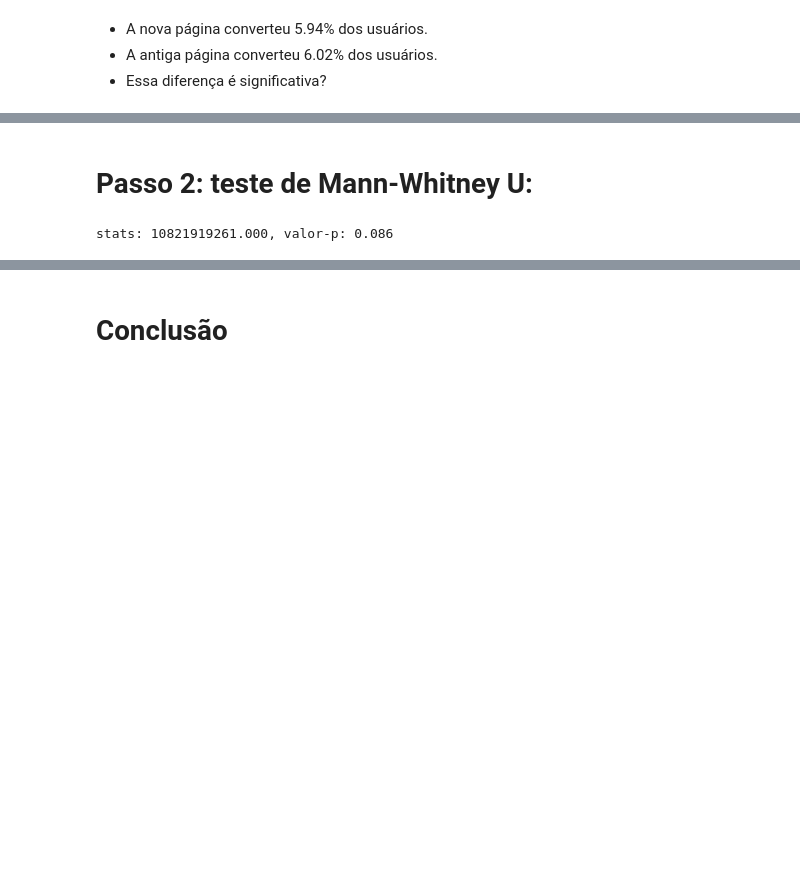
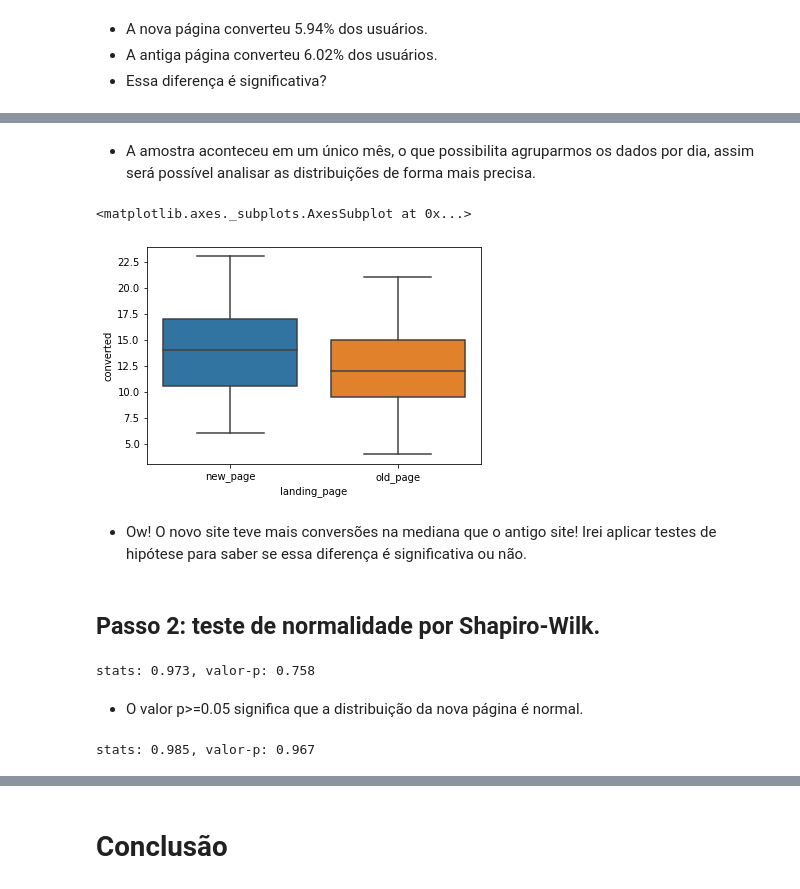
Before and after one commit to brenoakihiromorimoto/portf-lio, a Jupyter notebook: #7DaysOfCode/dia_6_Teste_AB_e_Teste_de_Hipótese.ipynb, the cells around one changed output, grey strips where cells are left out. Saved outputs shown, nothing was run; the diff lists cells and outputs as text; code cells hidden in the pictures; blank space fills up the shorter version.

```diff
--- a/#7DaysOfCode/dia_6_Teste_AB_e_Teste_de_Hipótese.ipynb
+++ b/#7DaysOfCode/dia_6_Teste_AB_e_Teste_de_Hipótese.ipynb
@@ -109,8 +114,33 @@ sns.distplot(df_teste_ab[df_teste_ab['landing_page']=='old_page']['converted'])
+# %% [markdown]
+* A amostra aconteceu em um único mês, o que possibilita agruparmos os dados por dia, assim será possível analisar as distribuições de forma mais precisa.
+# %%
+df_teste_ab_dia = df_teste_ab[df_teste_ab['landing_page']=='new_page'][['dia', 'landing_page', 'converted']]\
+.groupby('dia').agg({'landing_page':'unique', 'converted':'sum'}).reset_index()
+# %%
+df_teste_ab_dia = df_teste_ab_dia.append(df_teste_ab[df_teste_ab['landing_page']=='old_page'][['dia', 'landing_page', 'converted']]\
+.groupby('dia').agg({'landing_page':'unique', 'converted':'sum'}).reset_index())
+# %%
+df_teste_ab_dia['landing_page'] = df_teste_ab_dia['landing_page']
+# %%
+df_teste_ab_dia['landing_page'] = [list(x)[0] for x in df_teste_ab_dia['landing_page']]
+# %%
+sns.boxplot(data=df_teste_ab_dia, x='landing_page', y='converted')
+# %% [output]
+<matplotlib.axes._subplots.AxesSubplot at 0x...>
+[figure, added]
+# %% [markdown]
+* Ow! O novo site teve mais conversões na mediana que o antigo site! Irei aplicar testes de hipótese para saber se essa diferença é significativa ou não.
 # %% [markdown]
-# Passo 2: teste de Mann-Whitney U:
+## Passo 2: teste de normalidade por Shapiro-Wilk.
 # %%
-stats, p = mannwhitneyu(df_teste_ab[df_teste_ab['landing_page']=='new_page']['converted'],
-                        df_teste_ab[df_teste_ab['landing_page']=='old_page']['converted'])
+stats, p = shapiro(df_teste_ab_dia[df_teste_ab_dia['landing_page']=='new_page']['converted'])
 print('stats: %.3f, valor-p: %.3f' % (stats, p))
 # %% [output]
-stats: 10821919261.000, valor-p: 0.086
+stats: 0.973, valor-p: 0.758
+# %% [markdown]
+* O valor p>=0.05 significa que a distribuição da nova página é normal.
+# %%
+stats, p = shapiro(df_teste_ab_dia[df_teste_ab_dia['landing_page']=='old_page']['converted'])
+print('stats: %.3f, valor-p: %.3f' % (stats, p))
+# %% [output]
+stats: 0.985, valor-p: 0.967
```
Also changed, not shown: parts of 37 cells of this notebook.
